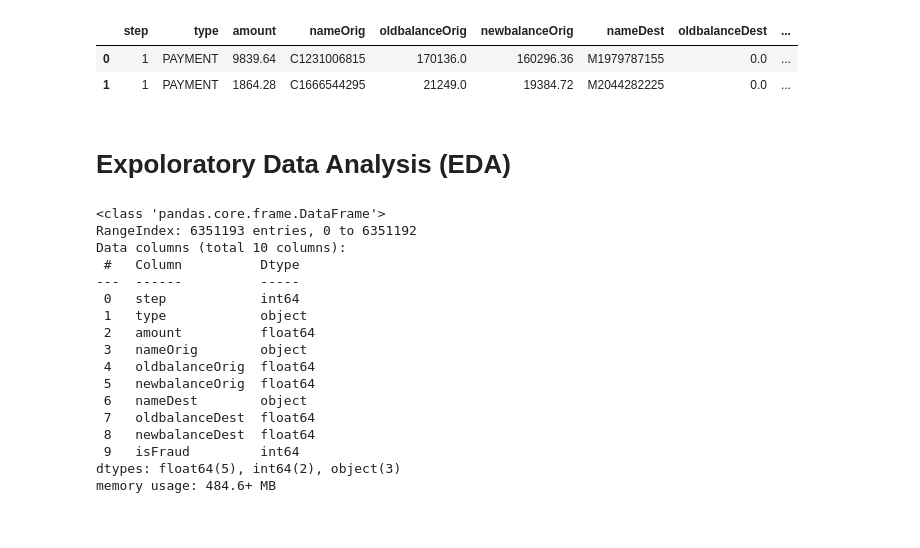
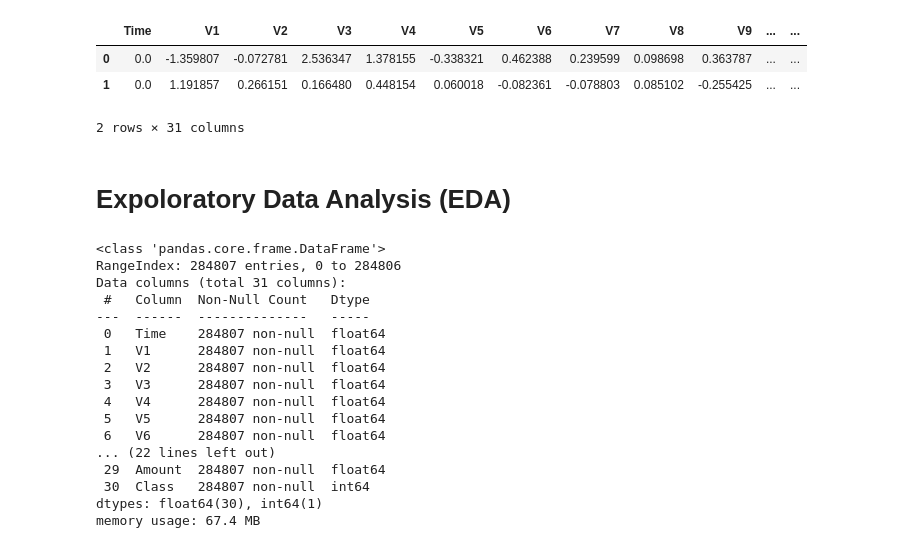
Before and after one commit to fatimzahra1/FraudDetection, a Jupyter notebook: notebook82a07f7278.ipynb, the cells around one changed output. Saved outputs shown, nothing was run; the diff lists cells and outputs as text; code cells hidden in the pictures.

```diff
--- a/notebook82a07f7278.ipynb
+++ b/notebook82a07f7278.ipynb
@@ -23,29 +23,30 @@ for dirname, _, filenames in os.walk('/kaggle/input'):
 # %%
-df=pd.read_csv("../input/frauddetection/transactions_train.csv")
+df=pd.read_csv("../input/creditcardfraud/creditcard.csv")
 df.head(2)
 # %% [output]
-|  | step | type | amount | nameOrig | oldbalanceOrig | newbalanceOrig | nameDest | oldbalanceDest | ... |
-| 0 | 1 | PAYMENT | 9839.64 | C1231006815 | 170136.0 | 160296.36 | M1979787155 | 0.0 | ... |
-| 1 | 1 | PAYMENT | 1864.28 | C1666544295 | 21249.0 | 19384.72 | M2044282225 | 0.0 | ... |
+|  | Time | V1 | V2 | V3 | V4 | V5 | V6 | V7 | V8 | V9 | ... | ... |
+| 0 | 0.0 | -1.359807 | -0.072781 | 2.536347 | 1.378155 | -0.338321 | 0.462388 | 0.239599 | 0.098698 | 0.363787 | ... | ... |
+| 1 | 0.0 | 1.191857 | 0.266151 | 0.166480 | 0.448154 | 0.060018 | -0.082361 | -0.078803 | 0.085102 | -0.255425 | ... | ... |
+2 rows × 31 columns
 # %% [markdown]
 # Expoloratory Data Analysis (EDA)
 # %%
 df.info()
 # %% [output]
 <class 'pandas.core.frame.DataFrame'>
-RangeIndex: 6351193 entries, 0 to 6351192
-Data columns (total 10 columns):
- #   Column          Dtype
----  ------          -----
- 0   step            int64
- 1   type            object
- 2   amount          float64
- 3   nameOrig        object
- 4   oldbalanceOrig  float64
- 5   newbalanceOrig  float64
- 6   nameDest        object
- 7   oldbalanceDest  float64
- 8   newbalanceDest  float64
- 9   isFraud         int64
-dtypes: float64(5), int64(2), object(3)
-memory usage: 484.6+ MB
+RangeIndex: 284807 entries, 0 to 284806
+Data columns (total 31 columns):
+ #   Column  Non-Null Count   Dtype
+---  ------  --------------   -----
+ 0   Time    284807 non-null  float64
+ 1   V1      284807 non-null  float64
+ 2   V2      284807 non-null  float64
+ 3   V3      284807 non-null  float64
+ 4   V4      284807 non-null  float64
+ 5   V5      284807 non-null  float64
+ 6   V6      284807 non-null  float64
+... (22 lines left out)
+ 29  Amount  284807 non-null  float64
+ 30  Class   284807 non-null  int64
+dtypes: float64(30), int64(1)
+memory usage: 67.4 MB
```
Also changed, not shown: parts of 29 cells of this notebook.
